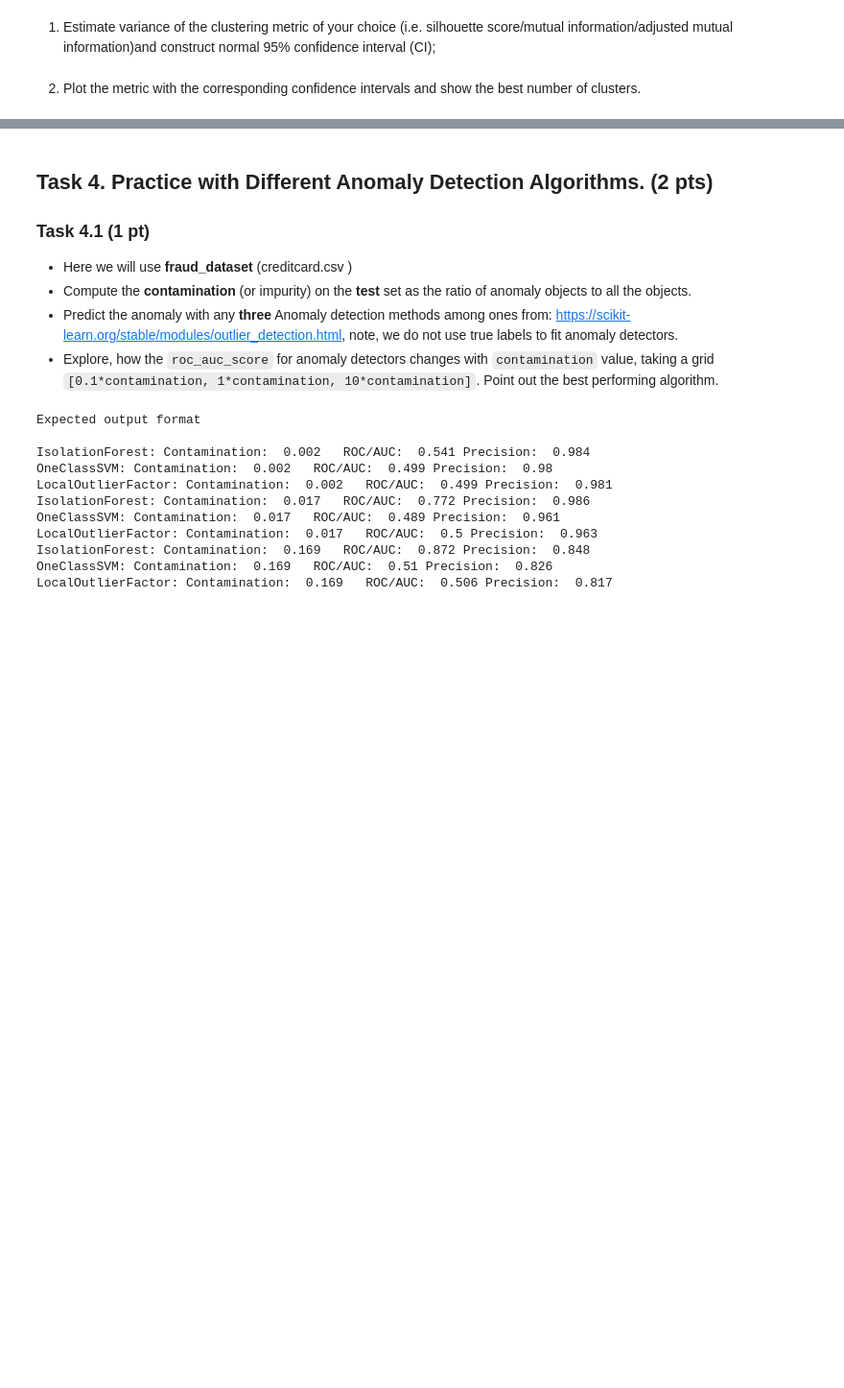
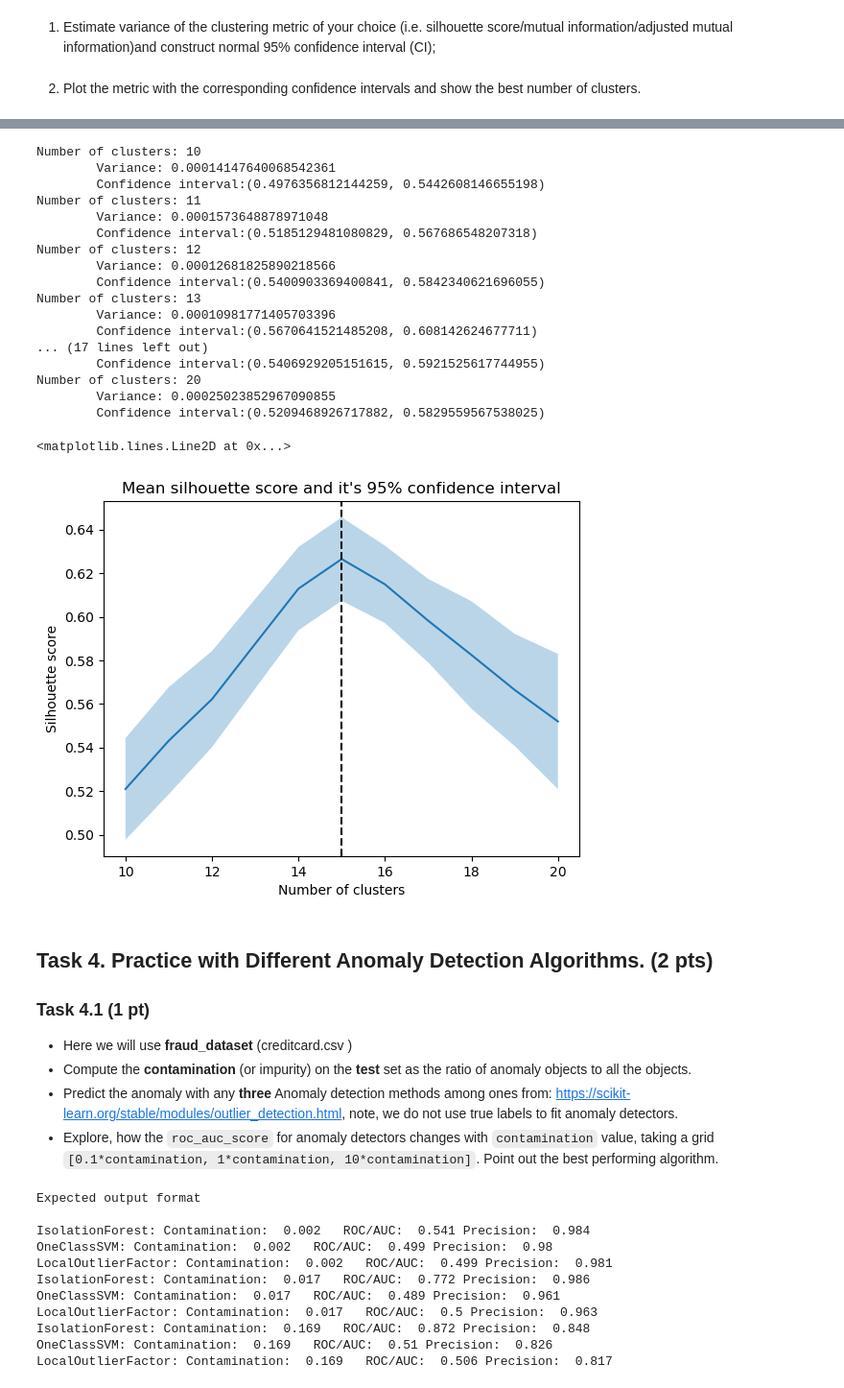
Before and after one commit to LoneWayfarer/ML_course, a Jupyter notebook: HW_2/Part2/ML2023HW02_part2.ipynb, the cells around one changed output, grey strips where cells are left out. Shown at 96% size. Drawn from its saved outputs; the diff is of its cells as text; code cells hidden in the pictures; blank space fills up the shorter version.

```diff
--- a/HW_2/Part2/ML2023HW02_part2.ipynb
+++ b/HW_2/Part2/ML2023HW02_part2.ipynb
@@ -534,7 +544,7 @@ for model in models:
         else:
             model.set_params(**{'n_clusters':n})
         preds = model.fit_predict(points)
-        ax.scatter(points[:,0],points[:,1],c=preds,alpha=0.3,edgecolors='black')
+        ax.scatter(points[:,0],points[:,1],c=preds,alpha=0.3,edgecolors='k')
         ax.set_title(f'n_clusters: {n}')
         fig.suptitle(type(model).__name__)
 
@@ -640,3 +653,37 @@ Number of clusters: 20
+# %%
+### BEGIN SOLUTION (do not delete this comment!)
+for n,variance,interval in zip(n_range,variances,intervals):
+    print(
+        f'Number of clusters: {n}\n\tVariance: {variance}\n\tConfidence interval:{interval}'
+    )
+
+plt.plot(n_range,means)
+plt.fill_between(n_range, np.array(intervals)[:, 0], np.array(intervals)[:, 1], alpha=.3)
+plt.title("Mean silhouette score and it's 95% confidence interval")
+plt.xlabel('Number of clusters')
+plt.ylabel('Silhouette score')
+plt.axvline(15,ls='--',color='black')
+### END SOLUTION (do not delete this comment!)
+# %% [output]
+Number of clusters: 10
+        Variance: 0.00014147640068542361
+        Confidence interval:(0.4976356812144259, 0.5442608146655198)
+Number of clusters: 11
+        Variance: 0.0001573648878971048
+        Confidence interval:(0.5185129481080829, 0.567686548207318)
+Number of clusters: 12
+        Variance: 0.00012681825890218566
+        Confidence interval:(0.5400903369400841, 0.5842340621696055)
+Number of clusters: 13
+        Variance: 0.00010981771405703396
+        Confidence interval:(0.5670641521485208, 0.608142624677711)
+... (17 lines left out)
+        Confidence interval:(0.5406929205151615, 0.5921525617744955)
+Number of clusters: 20
+        Variance: 0.00025023852967090855
+        Confidence interval:(0.5209468926717882, 0.5829559567538025)
+<matplotlib.lines.Line2D at 0x...>
+[figure, added]
 # %% [markdown]
 ## Task 4. Practice with Different Anomaly Detection Algorithms. (2 pts)
 
```
Also changed, not shown: parts of 7 cells of this notebook.
